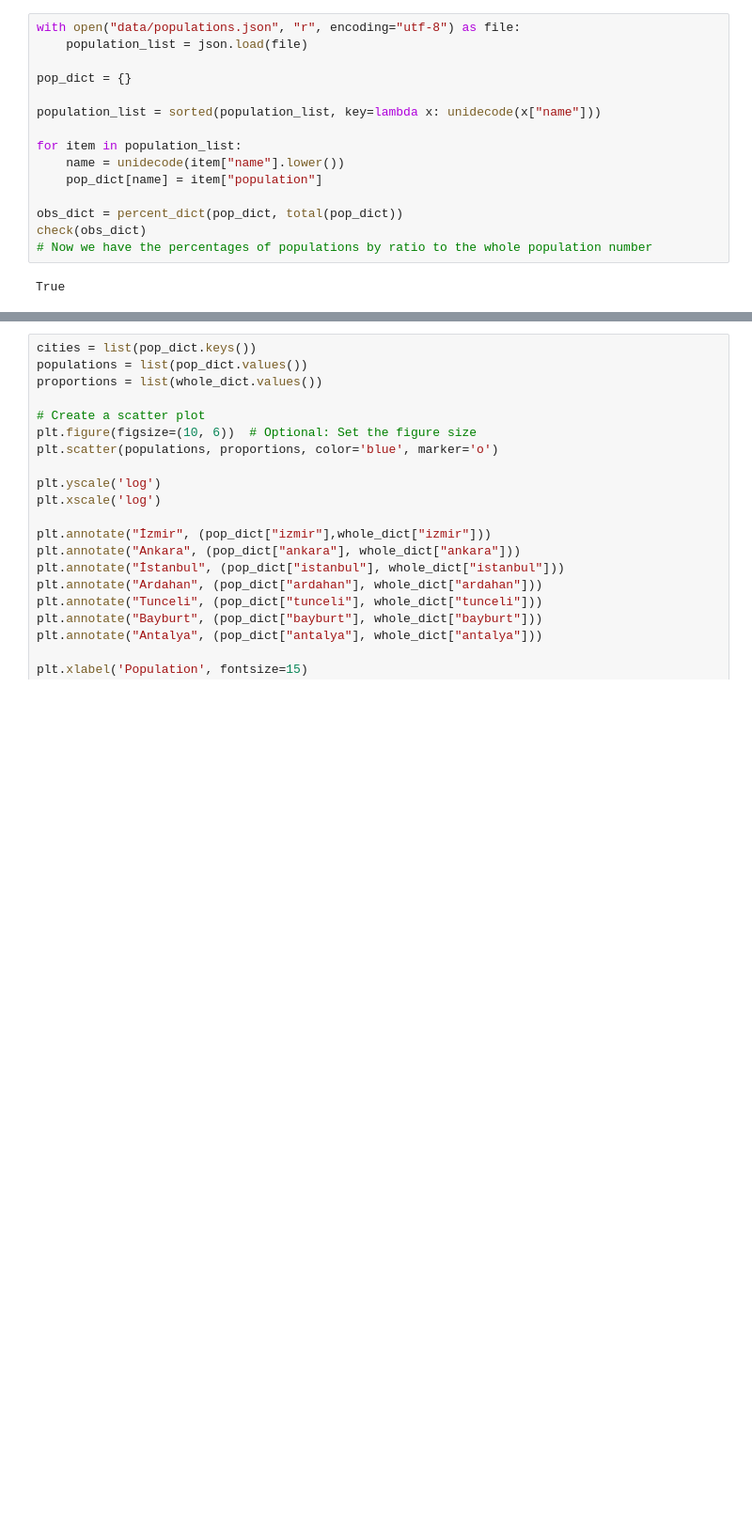
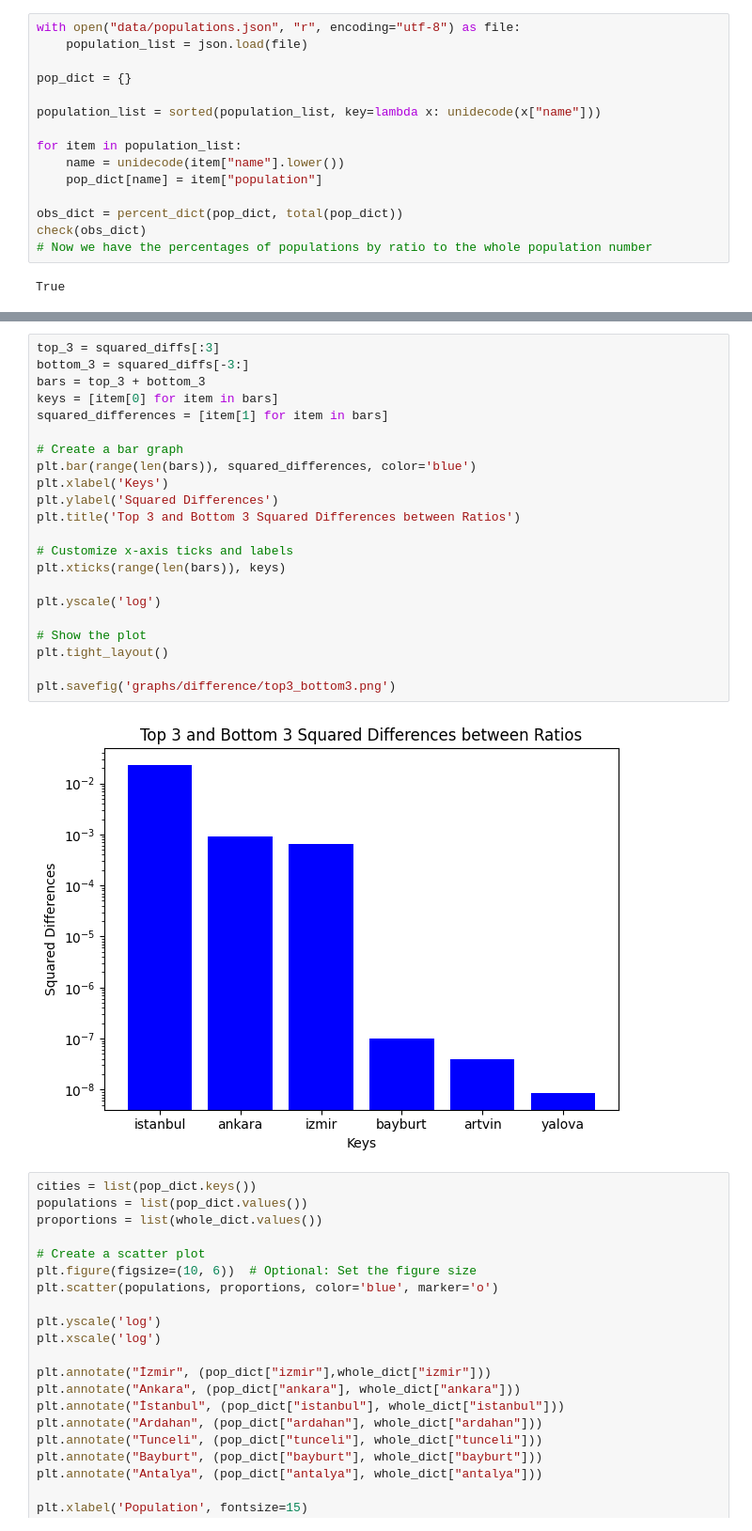
Before and after one commit to alpYener123/FindGeoLocation, a Jupyter notebook: extracting_graphs.ipynb, the cells around one changed output, grey strips where cells are left out. Shown at 94% size. Cells and saved outputs as stored; diff of their text form; blank space fills up the shorter version.

```diff
--- a/extracting_graphs.ipynb
+++ b/extracting_graphs.ipynb
@@ -89,3 +133,27 @@ plt.savefig('graphs/whole_data1.png')
+# %%
+top_3 = squared_diffs[:3]
+bottom_3 = squared_diffs[-3:]
+bars = top_3 + bottom_3
+keys = [item[0] for item in bars]
+squared_differences = [item[1] for item in bars]
+
+# Create a bar graph
+plt.bar(range(len(bars)), squared_differences, color='blue')
+plt.xlabel('Keys')
+plt.ylabel('Squared Differences')
+plt.title('Top 3 and Bottom 3 Squared Differences between Ratios')
+
+# Customize x-axis ticks and labels
+plt.xticks(range(len(bars)), keys)
+
+plt.yscale('log')
+
+# Show the plot
+plt.tight_layout()
+
+plt.savefig('graphs/difference/top3_bottom3.png')
+# %% [output]
+[figure, added]
 # %%
 cities = list(pop_dict.keys())
 populations = list(pop_dict.values())
```
Also changed, not shown: parts of 4 cells of this notebook, 6 other files.
